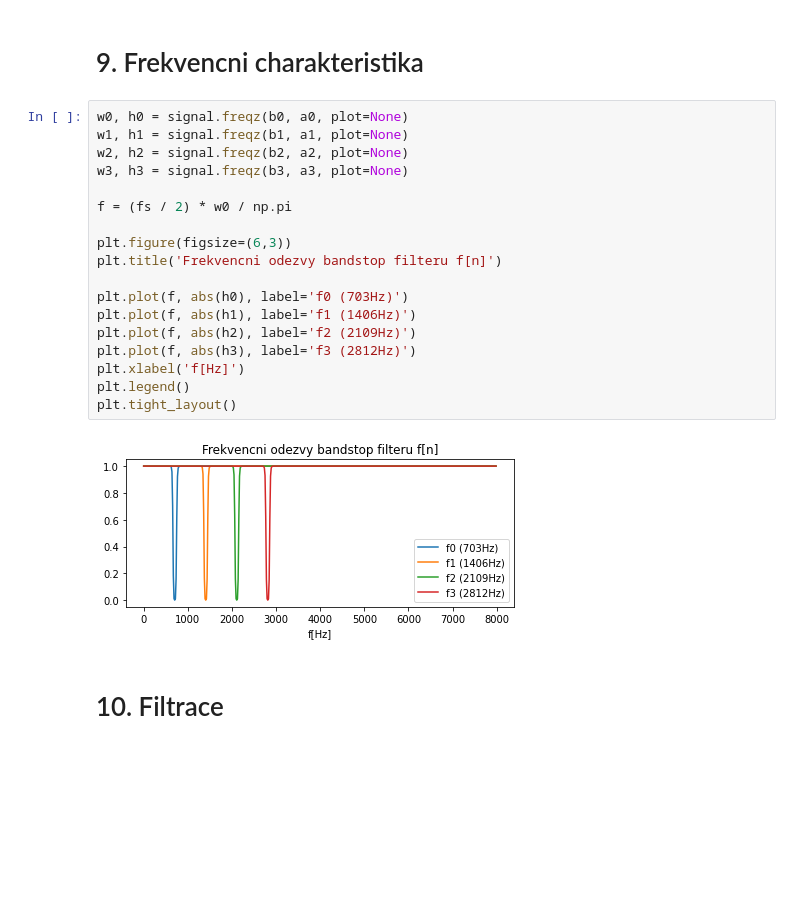
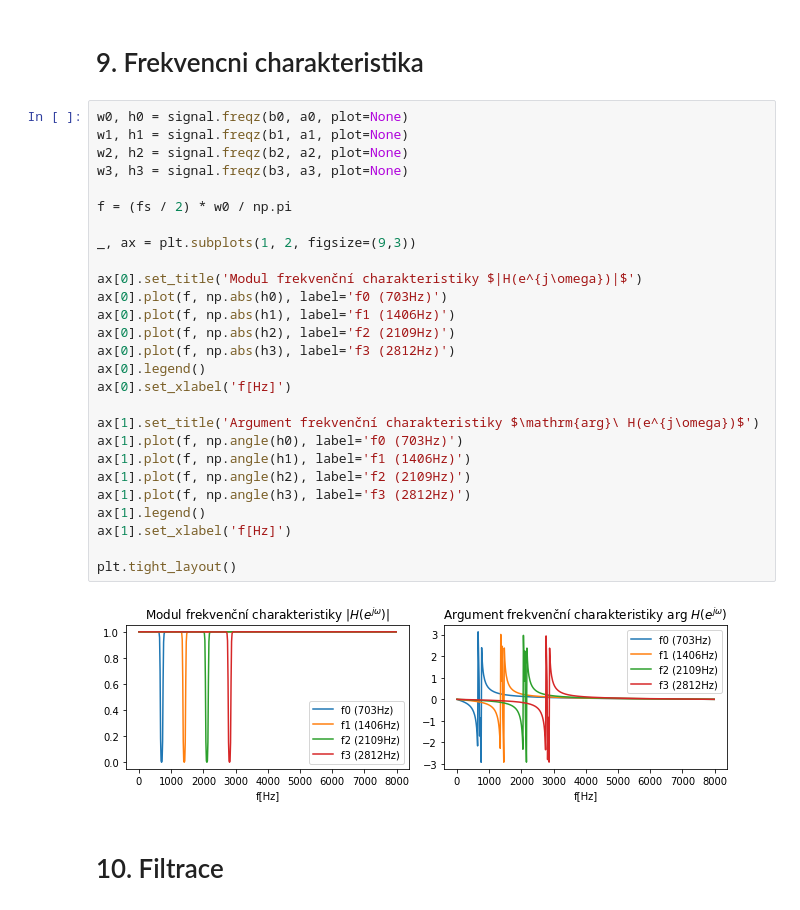
Before and after one commit to Martet/ISS, a Jupyter notebook: src/src.ipynb, the cells around one changed output. Saved outputs shown, nothing was run; the diff lists cells and outputs as text; blank space fills up the shorter version.

```diff
--- a/src/src.ipynb
+++ b/src/src.ipynb
@@ -232,23 +233,32 @@ plt.tight_layout()
 # %%
 w0, h0 = signal.freqz(b0, a0, plot=None)
 w1, h1 = signal.freqz(b1, a1, plot=None)
 w2, h2 = signal.freqz(b2, a2, plot=None)
 w3, h3 = signal.freqz(b3, a3, plot=None)
 
 f = (fs / 2) * w0 / np.pi
 
-plt.figure(figsize=(6,3))
-plt.title('Frekvencni odezvy bandstop filteru f[n]')
+_, ax = plt.subplots(1, 2, figsize=(9,3))
 
-plt.plot(f, abs(h0), label='f0 (703Hz)')
-plt.plot(f, abs(h1), label='f1 (1406Hz)')
-plt.plot(f, abs(h2), label='f2 (2109Hz)')
-plt.plot(f, abs(h3), label='f3 (2812Hz)')
-plt.xlabel('f[Hz]')
-plt.legend()
+ax[0].set_title('Modul frekvenční charakteristiky $|H(e^{j\omega})|$')
+ax[0].plot(f, np.abs(h0), label='f0 (703Hz)')
+ax[0].plot(f, np.abs(h1), label='f1 (1406Hz)')
+ax[0].plot(f, np.abs(h2), label='f2 (2109Hz)')
+ax[0].plot(f, np.abs(h3), label='f3 (2812Hz)')
+ax[0].legend()
+ax[0].set_xlabel('f[Hz]')
+
+ax[1].set_title('Argument frekvenční charakteristiky $\mathrm{arg}\ H(e^{j\omega})$')
+ax[1].plot(f, np.angle(h0), label='f0 (703Hz)')
+ax[1].plot(f, np.angle(h1), label='f1 (1406Hz)')
+ax[1].plot(f, np.angle(h2), label='f2 (2109Hz)')
+ax[1].plot(f, np.angle(h3), label='f3 (2812Hz)')
+ax[1].legend()
+ax[1].set_xlabel('f[Hz]')
+
 plt.tight_layout()
 # %% [output]
-[figure, old version]
+[figure, new version]
 # %% [markdown]
 # 10. Filtrace
 # %%
```
Also changed, not shown: parts of 2 cells of this notebook, 3 other files.
